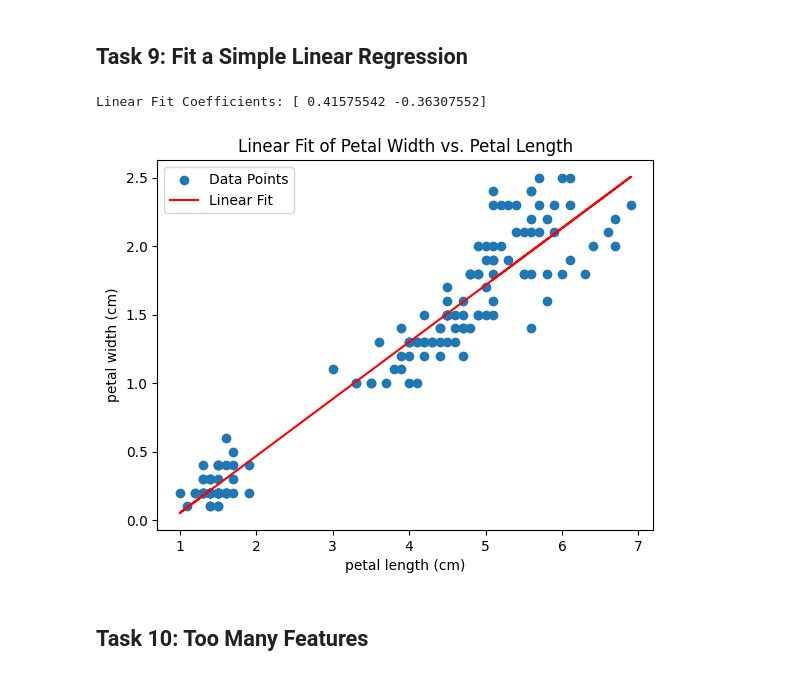
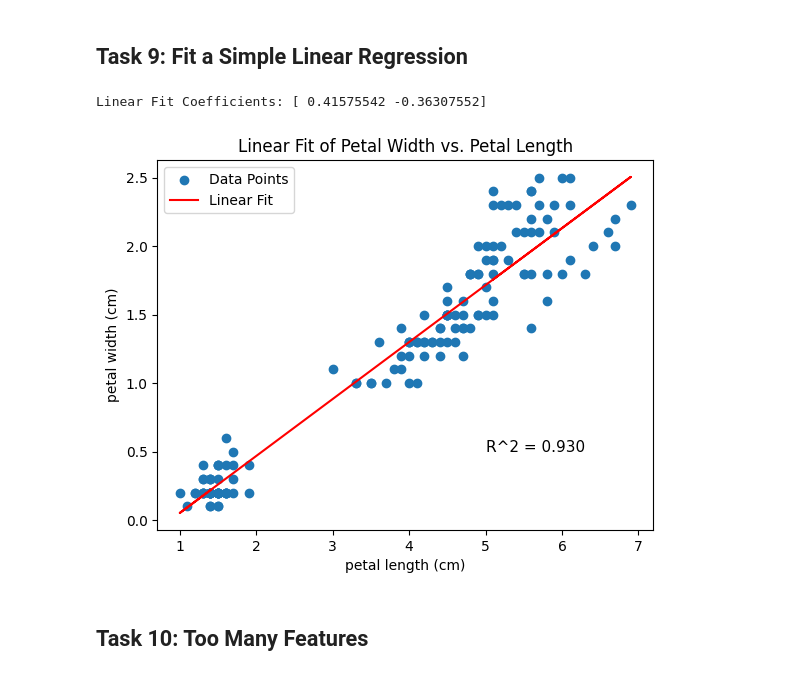
Before and after one commit to EmmaChubbCode/principles_of_da, a Jupyter notebook: tasks.ipynb, the cells around one changed output. Drawn from its saved outputs; the diff is of its cells as text; code cells hidden in the pictures.

```diff
--- a/tasks.ipynb
+++ b/tasks.ipynb
@@ -359,31 +359,31 @@ r_sq = round(r_sq,2)
 # %%
 x = iris_df['petal length (cm)']
 y = iris_df['petal width (cm)']
 
 # Perform linear fit
 coefficients = np.polyfit(x, y, 1)
 print("Linear Fit Coefficients:", coefficients)
 
 # Create polynomial function
 p = np.poly1d(coefficients)
 
 #plot this on a scatter plot, add labels of the data points, then plot the linear fit line.
 plt.scatter(x, y, label='Data Points')
 plt.plot(x, p(x), label='Linear Fit', color='red')
 # instead of messing with the axis im trying to annotate inside the plot
 # im adapting code from here but using python plain text formatting: https://matplotlib.org/stable/users/explain/text/annotations.html#basic-annotation
-ax.annotate(f'R^2 = {r_sq:.3f}', xy=(2, 1), xytext=(3, 1.5),
-            arrowprops=dict(facecolor='black', shrink=0.05))
+# the xy argument dictates placement
+plt.annotate(f'R^2 = {r_sq:.3f}', xy=(5, 0.5),fontsize=11, color='black')
 # create some labels for the axes
 plt.xlabel('petal length (cm)')
 plt.ylabel('petal width (cm)')
 plt.title('Linear Fit of Petal Width vs. Petal Length')
 
 plt.legend()
 plt.show()
 # %% [output]
 Linear Fit Coefficients: [ 0.41575542 -0.36307552]
-[figure, old version]
+[figure, new version]
 # %% [markdown]
 ## Task 10: Too Many Features
 # %% [markdown]
```
